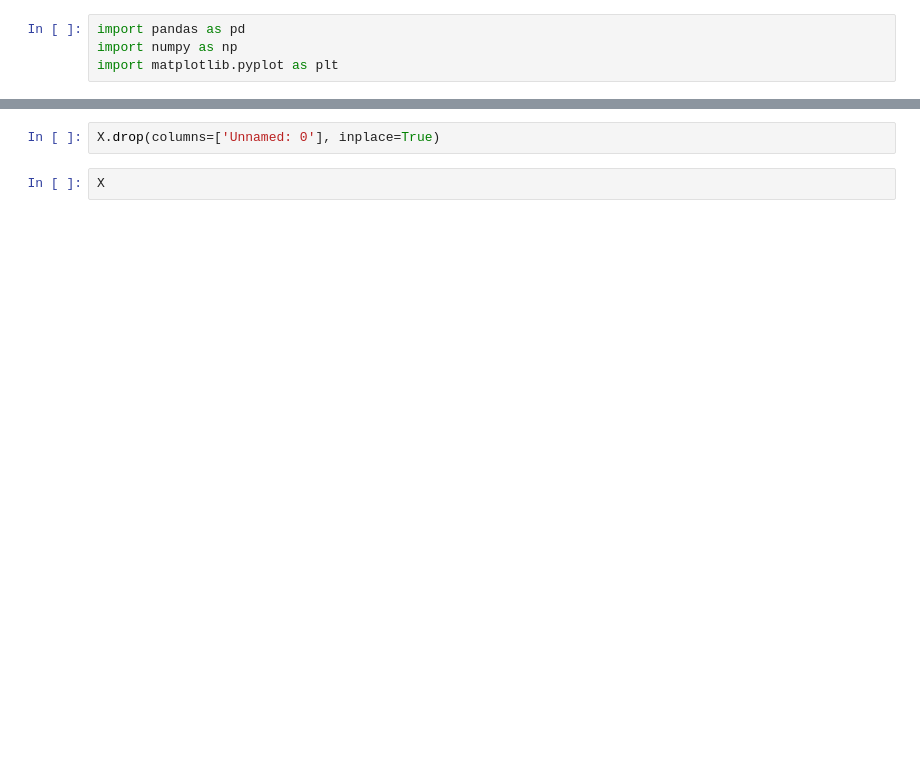
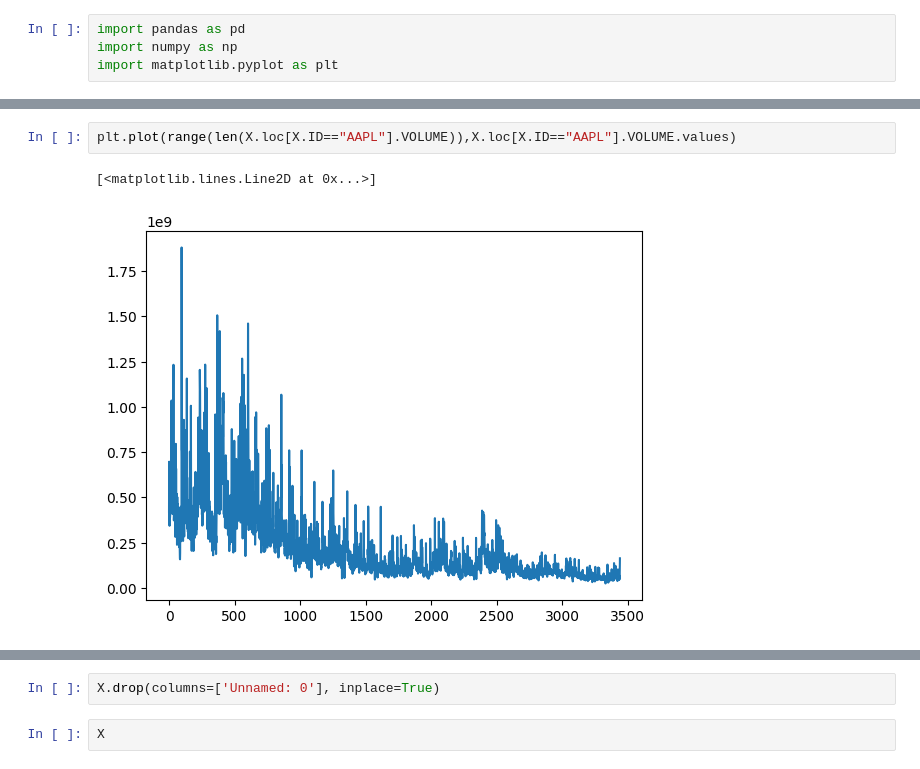
Before and after one commit to hassangaber/statarb, a Jupyter notebook: research.ipynb, the cells around one changed output, grey strips where cells are left out. Saved outputs shown, nothing was run; the diff lists cells and outputs as text; blank space fills up the shorter version.

```diff
--- a/research.ipynb
+++ b/research.ipynb
@@ -27,0 +24,5 @@ X['SMA_3M'] = X.groupby('ID')['CLOSE'].transform(lambda x: x.rolling(window=63).
+# %%
+plt.plot(range(len(X.loc[X.ID=="AAPL"].VOLUME)),X.loc[X.ID=="AAPL"].VOLUME.values)
+# %% [output]
+[<matplotlib.lines.Line2D at 0x...>]
+[figure, added]
```
Also changed, not shown: parts of 11 cells of this notebook, 1 other file.
